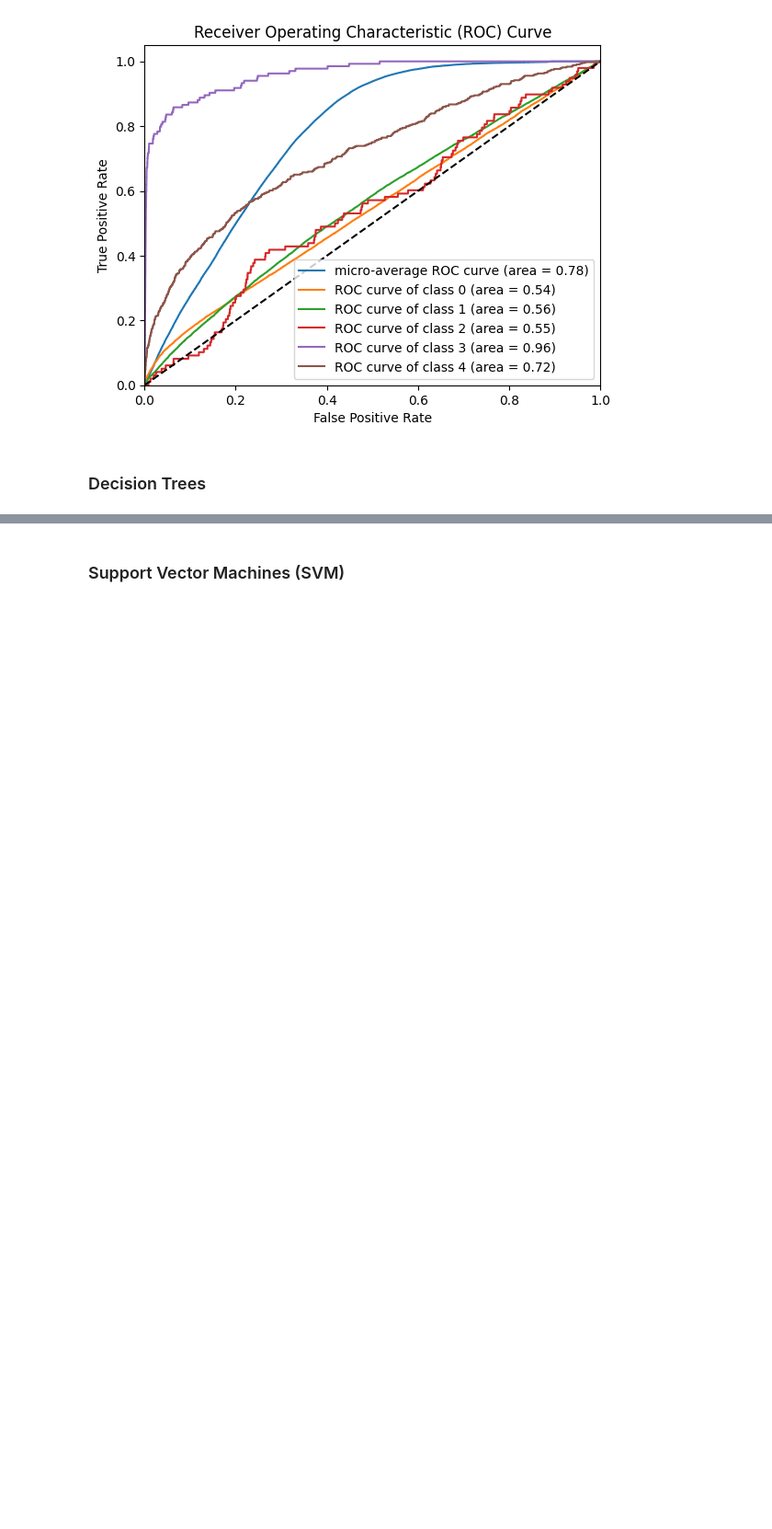
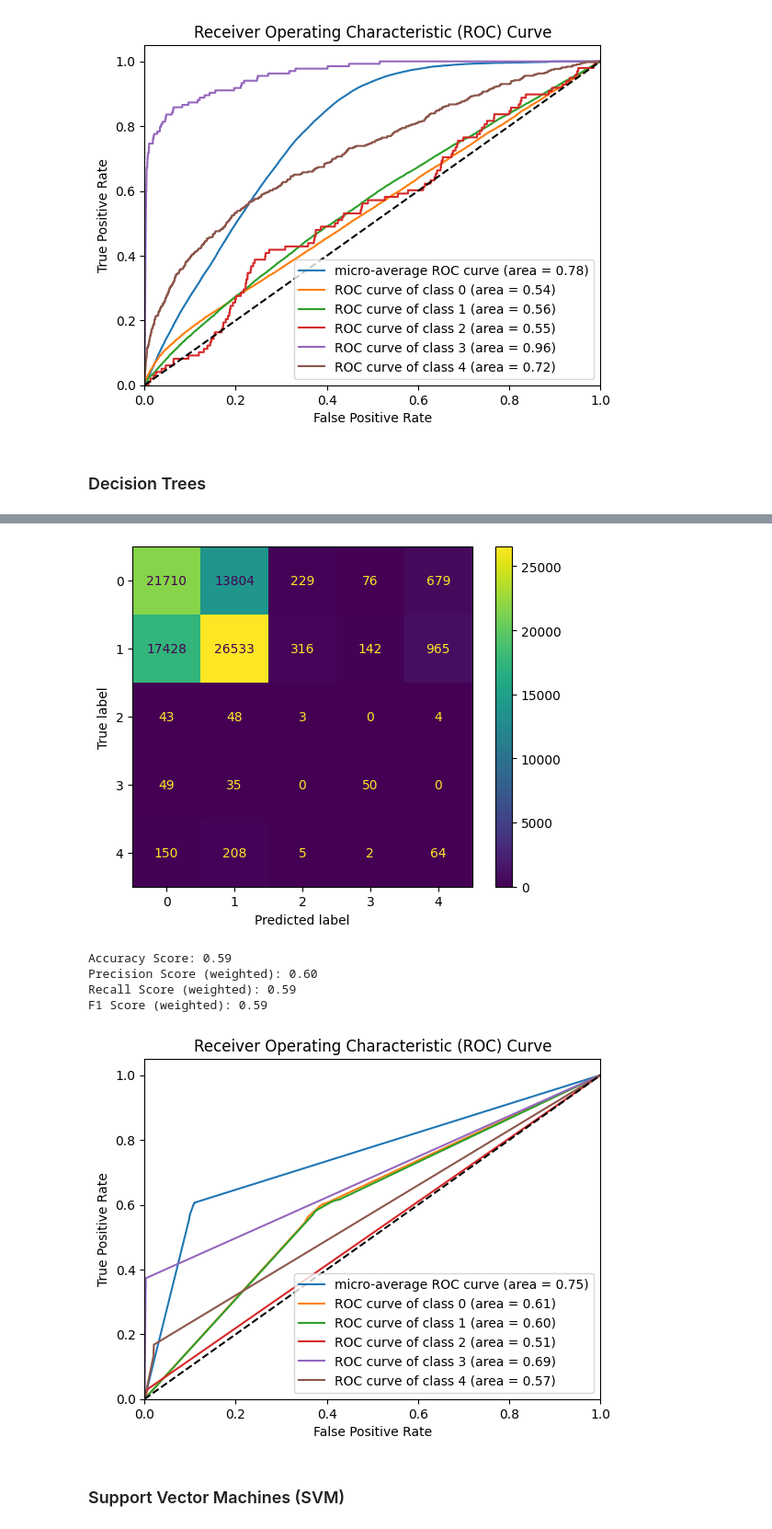
Before and after one commit to CarlosGG18/NYPD-Arrest-Analysis, a Jupyter notebook: Regression Model.ipynb, the cells around one changed output, grey strips where cells are left out. Shown at 92% size. Cells and saved outputs as stored; diff of their text form; code cells hidden in the pictures; blank space fills up the shorter version.

```diff
--- a/Regression Model.ipynb
+++ b/Regression Model.ipynb
@@ -316,3 +303,9 @@ F1 Score (weighted): 0.45
 [figure]
 # %% [markdown]
 ### Decision Trees
+# %%
+DTC= Pipeline([
+    ('preprocessor', preprocessor),
+    ('classifier', DecisionTreeClassifier(random_state=42))
+])
+DTC.fit(X_train_smote, y_train_smote)
@@ -318,0 +320,9 @@ F1 Score (weighted): 0.45
+# %%
+results(DTC, X_test, y_test)
+# %% [output]
+[figure, added]
+Accuracy Score: 0.59
+Precision Score (weighted): 0.60
+Recall Score (weighted): 0.59
+F1 Score (weighted): 0.59
+[figure, added]
```
Also changed, not shown: parts of 10 cells of this notebook.
